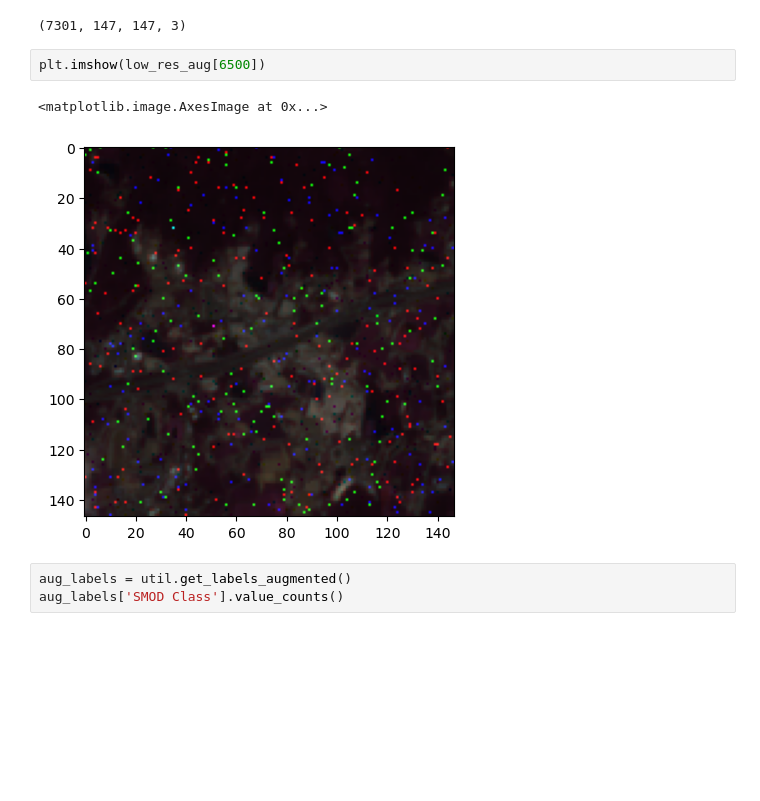
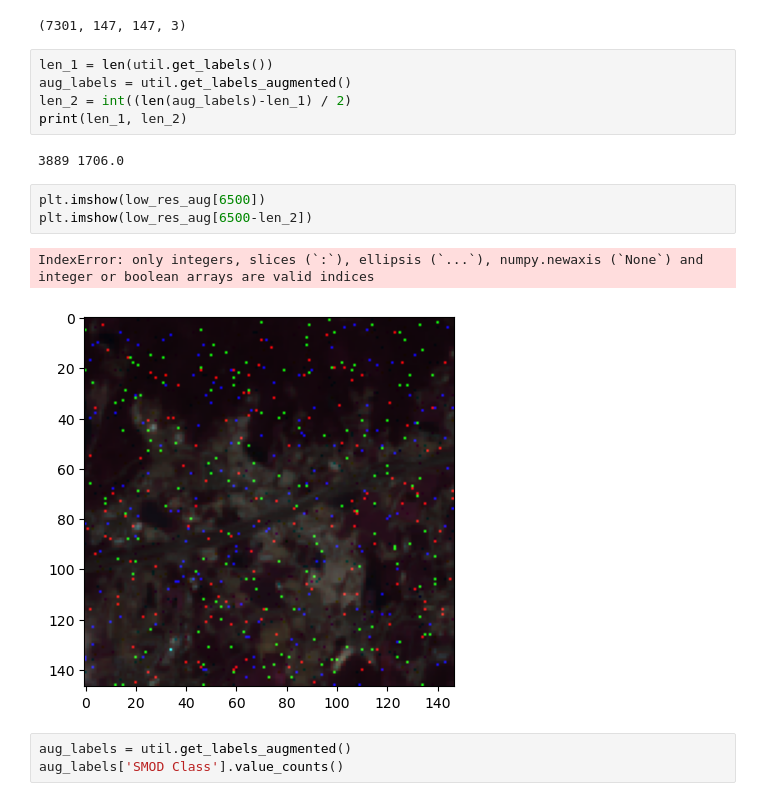
Before and after one commit to AbhishekVangipuram/CS229FinalProj, a Jupyter notebook: exploration.ipynb, the cells around one changed output. Saved outputs shown, nothing was run; the diff lists cells and outputs as text; blank space fills up the shorter version.

```diff
--- a/exploration.ipynb
+++ b/exploration.ipynb
@@ -170,11 +173,19 @@ low_res_aug = np.load('low_res_aug.npy')
 low_res_aug.shape
 # %% [output]
 (7301, 147, 147, 3)
+# %%
+len_1 = len(util.get_labels())
+aug_labels = util.get_labels_augmented()
+len_2 = int((len(aug_labels)-len_1) / 2)
+print(len_1, len_2)
+# %% [output]
+3889 1706.0
 # %%
 plt.imshow(low_res_aug[6500])
+plt.imshow(low_res_aug[6500-len_2])
 # %% [output]
-<matplotlib.image.AxesImage at 0x...>
+IndexError: only integers, slices (`:`), ellipsis (`...`), numpy.newaxis (`None`) and integer or boolean arrays are valid indices
-[figure, old version]
+[figure, new version]
 # %%
 aug_labels = util.get_labels_augmented()
 aug_labels['SMOD Class'].value_counts()
```
Also changed, not shown: parts of 4 cells of this notebook, 11 other files.
